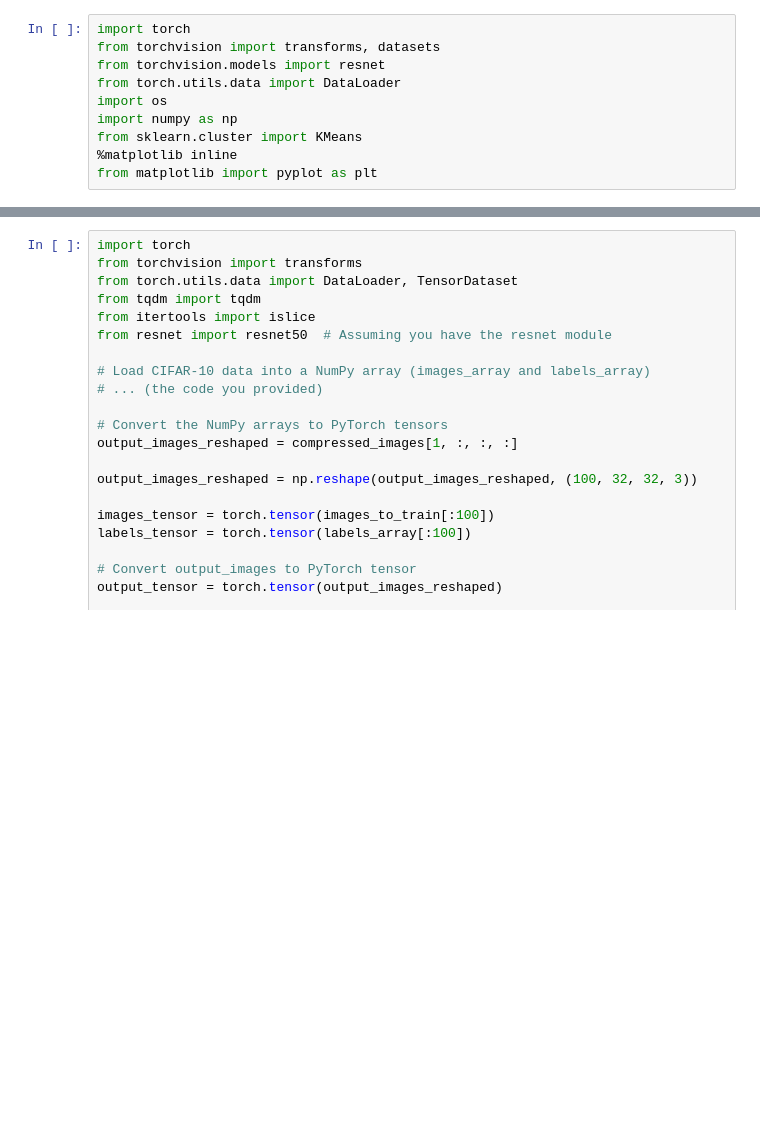
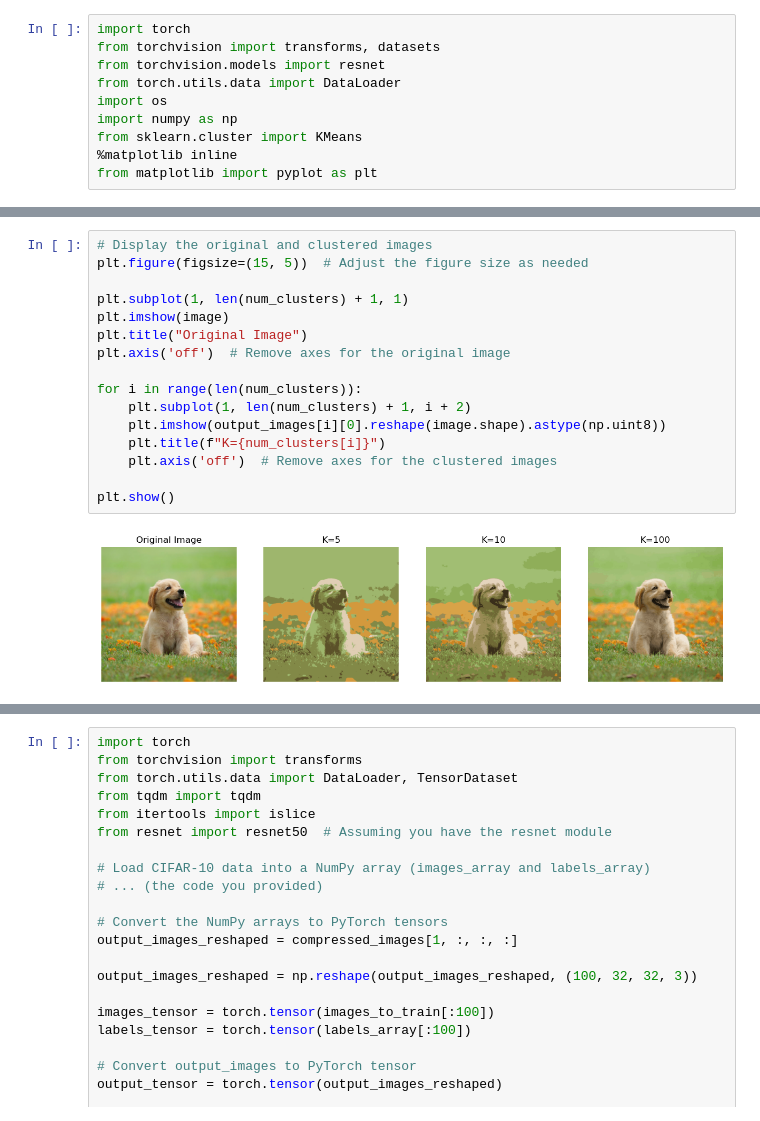
Before and after one commit to ahindy1234/CS221-Final-Project, a Jupyter notebook: kmeans_actual.ipynb, the cells around one changed output, grey strips where cells are left out. Cells and saved outputs as stored; diff of their text form; blank space fills up the shorter version.

```diff
--- a/kmeans_actual.ipynb
+++ b/kmeans_actual.ipynb
@@ -67,0 +97,18 @@ for k in range(len(num_clusters)):
+# %%
+# Display the original and clustered images
+plt.figure(figsize=(15, 5))  # Adjust the figure size as needed
+
+plt.subplot(1, len(num_clusters) + 1, 1)
+plt.imshow(image)
+plt.title("Original Image")
+plt.axis('off')  # Remove axes for the original image
+
+for i in range(len(num_clusters)):
+    plt.subplot(1, len(num_clusters) + 1, i + 2)
+    plt.imshow(output_images[i][0].reshape(image.shape).astype(np.uint8))
+    plt.title(f"K={num_clusters[i]}")
+    plt.axis('off')  # Remove axes for the clustered images
+
+plt.show()
+# %% [output]
+[figure, added]
```
Also changed, not shown: parts of 8 cells of this notebook, 3 other files.
